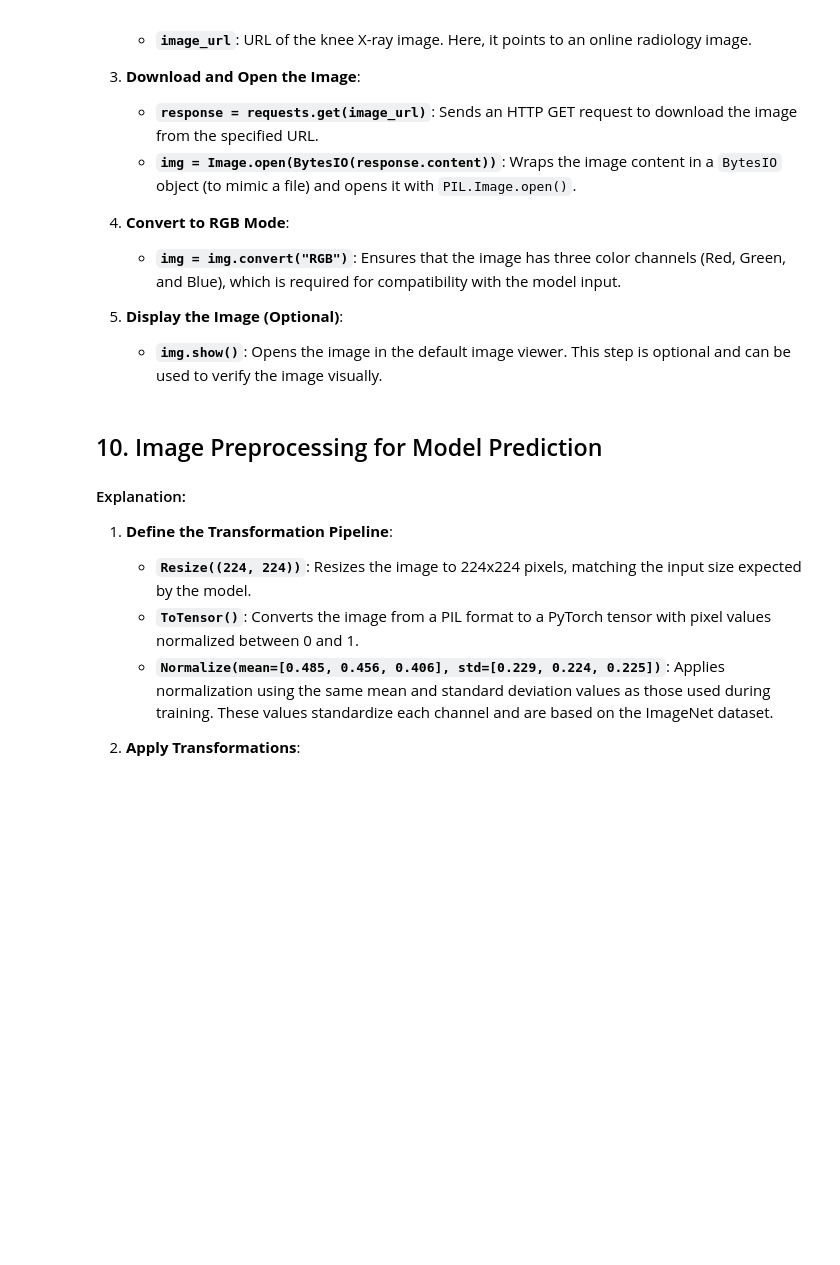
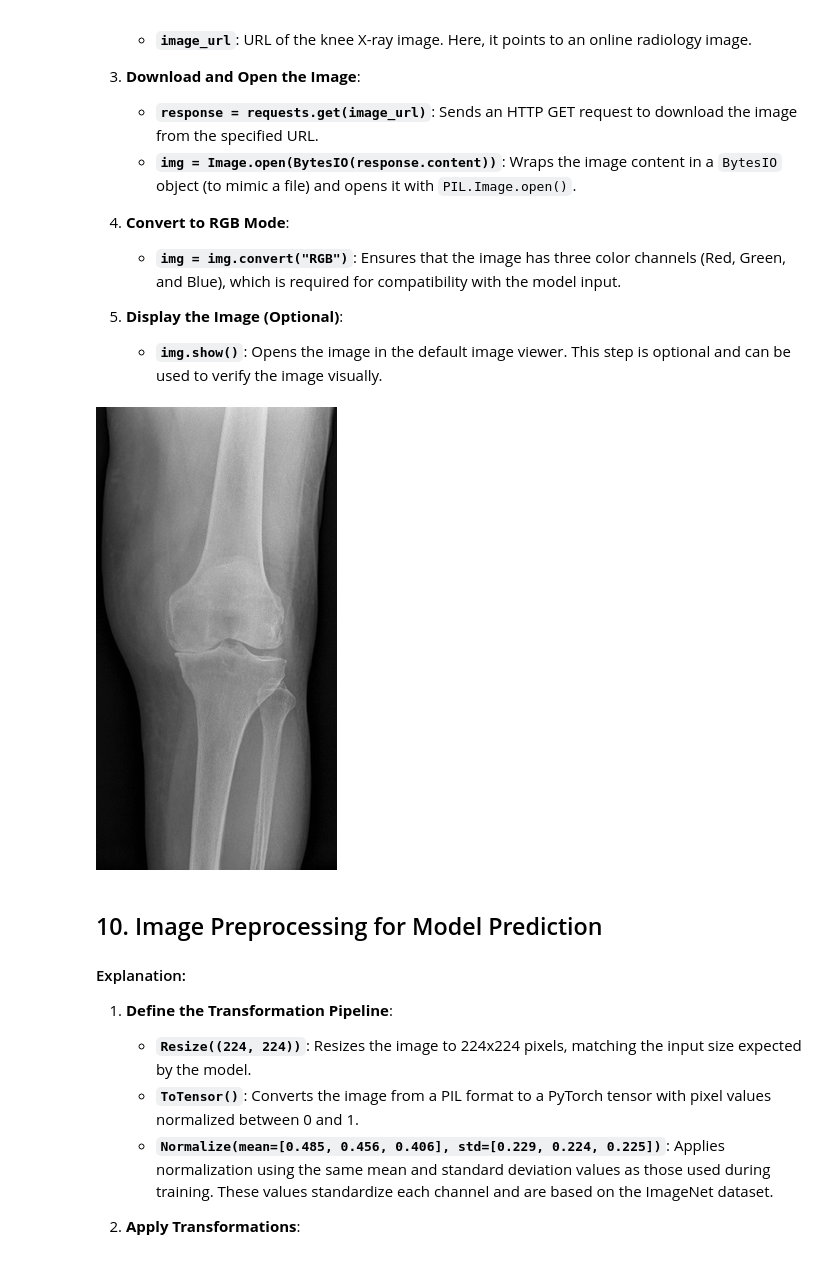
Before and after one commit to costomato/arthritis-detection-classification, a Jupyter notebook: arthritis_detection_and_classification.ipynb, the cells around one changed output. Saved outputs shown, nothing was run; the diff lists cells and outputs as text; code cells hidden in the pictures; blank space fills up the shorter version.

```diff
--- a/arthritis_detection_and_classification.ipynb
+++ b/arthritis_detection_and_classification.ipynb
@@ -506,19 +512,22 @@ Test Loss: 1.2533, Test Accuracy: 46.98%
 # %%
 import requests
 from PIL import Image
 from io import BytesIO
+from IPython.display import display
 
 # URL of the random knee X-ray image
 image_url = "https://upload.orthobullets.com/topic/12287/images/xray6_bilateral_knee-lg.jpg"
 
 # Download the image
 response = requests.get(image_url)
 img = Image.open(BytesIO(response.content))
 
 # Convert the image to RGB mode to ensure 3 channels
 img = img.convert("RGB")
 
-img.show()  # Optional: displays the image
+display(img)
+# %% [output]
+[figure, added]
 # %% [markdown]
 ## 10. Image Preprocessing for Model Prediction
 
```
Also changed, not shown: parts of 6 cells of this notebook.
